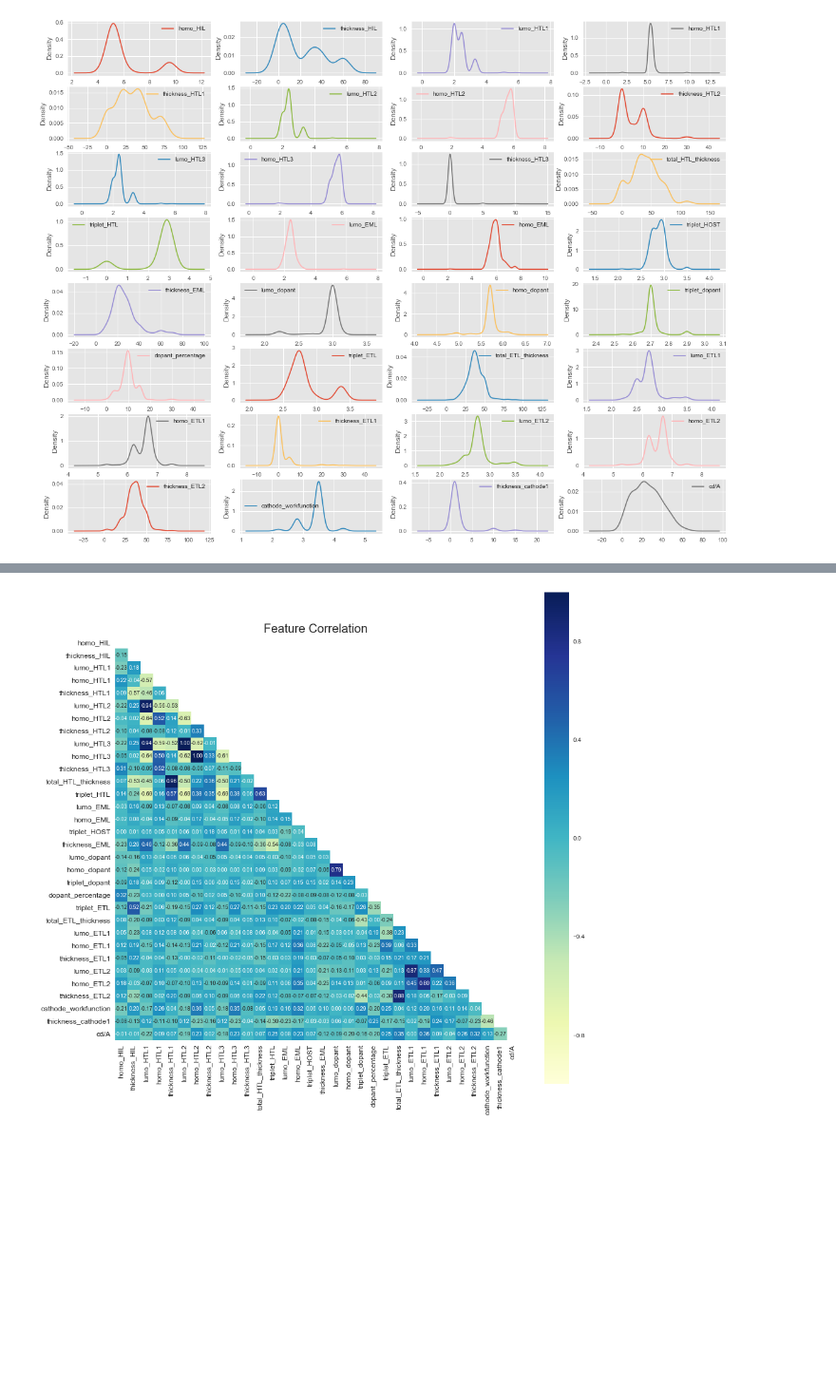
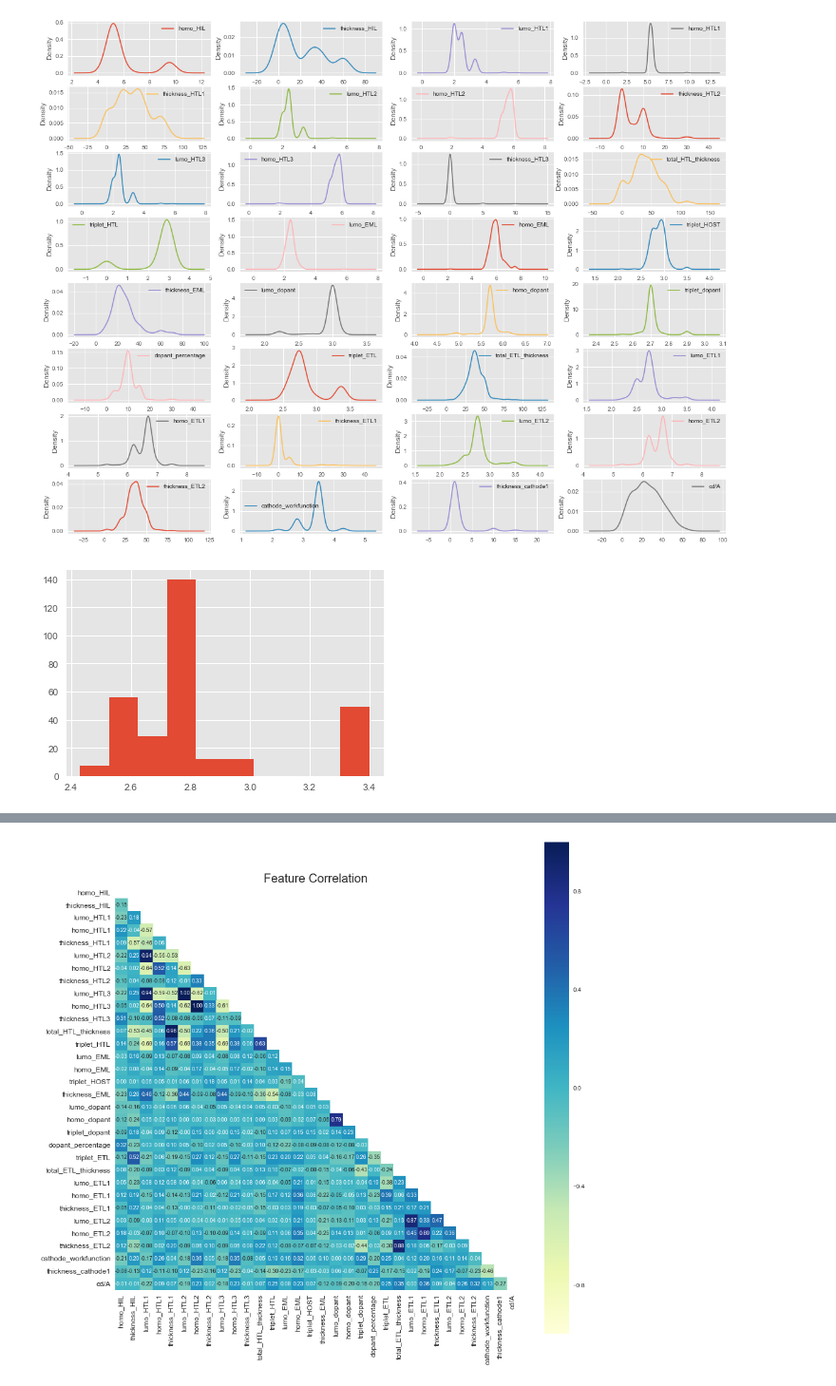
Before and after one commit to asyrafjanai/OLED-model, a Jupyter notebook: 6.0 - PhOLED 300.ipynb, the cells around one changed output, grey strips where cells are left out. Shown at 95% size. Cells and saved outputs as stored; diff of their text form; code cells hidden in the pictures; blank space fills up the shorter version.

```diff
--- a/6.0 - PhOLED 300.ipynb
+++ b/6.0 - PhOLED 300.ipynb
@@ -41,3 +41,7 @@ df.plot(kind='density', subplots=True, layout=(8,4), sharex=False, figsize=(20,1
 # plt.savefig('density.png', format='png', dpi=300)
 # %% [output]
 [figure]
+# %%
+df.triplet_ETL.hist();
+# %% [output]
+[figure, added]
```
Also changed, not shown: parts of 7 cells of this notebook, 2 other files.
